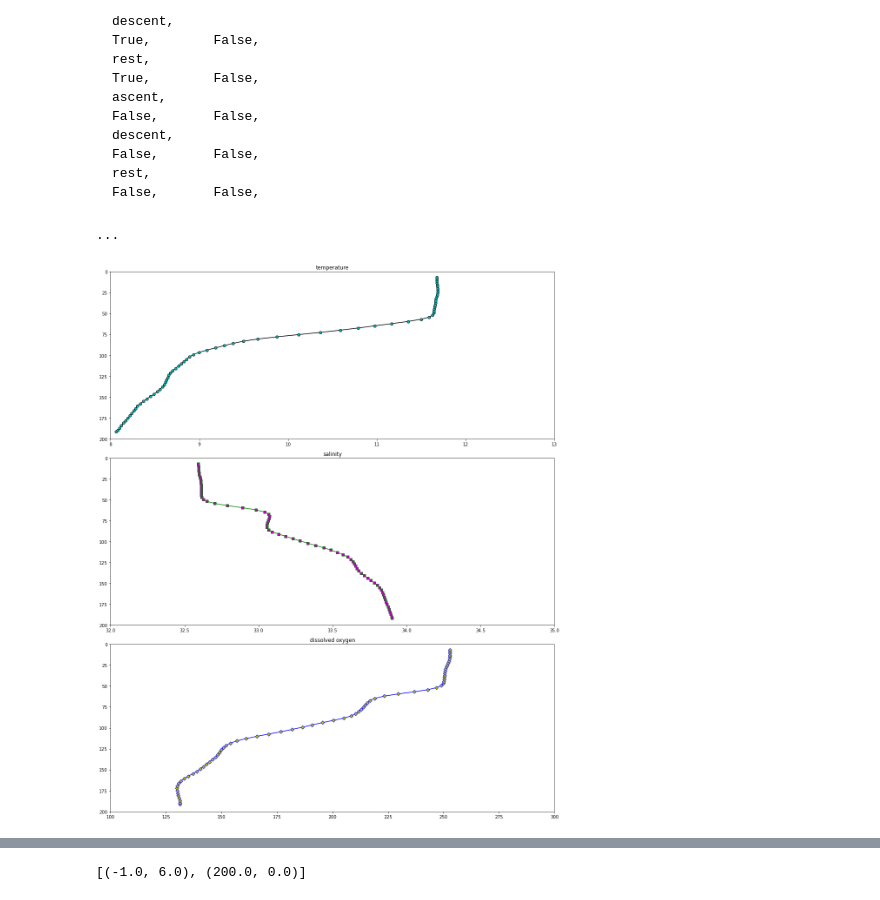
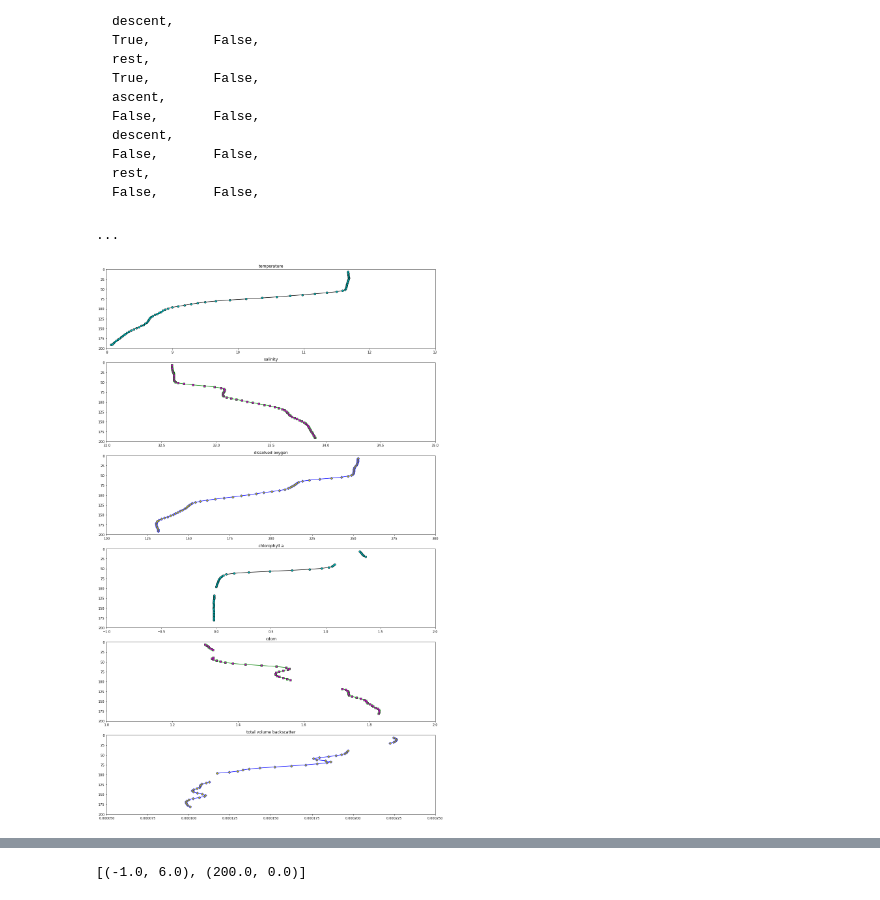
Before and after one commit to lsetiawan/ocean, a Jupyter notebook: Ocean 01 D Photic Zone Reduction.ipynb, the cells around one changed output, grey strips where cells are left out. Saved outputs shown, nothing was run; the diff lists cells and outputs as text; code cells hidden in the pictures.

```diff
--- a/Ocean 01 D Photic Zone Reduction.ipynb
+++ b/Ocean 01 D Photic Zone Reduction.ipynb
@@ -132,6 +212,20 @@ def ProfileCrawler(ds):
 # %%
+# loading CTD/DO + nitrate + fluorometer by copy/paste from nbk 01 A
+
 osb_ctd_nc_file = "./data/rca/ctd/osb_ctd_jan2019_1min.nc"
 ds_CTD = xr.open_dataset(osb_ctd_nc_file)
+
+nitrate_source = './data/rca/nitrate/'
+nitrate_data_midnight = 'nc_midn_2019_01.nc'
+nitrate_data_noon     = 'nc_noon_2019_01.nc'
+
+ds_nitrate_midn = xr.load_dataset(nitrate_source + nitrate_data_midnight)
+ds_nitrate_noon = xr.load_dataset(nitrate_source + nitrate_data_noon)
+
+fluorometer_source = './data/rca/fluorescence/'
+fluorometer_data = 'osb_sp_fluor_jan2019.nc'
+ds_Fluorometer = xr.open_dataset(fluorometer_source + fluorometer_data)
+
 ds_CTD
 # %% [output]
 <xarray.Dataset>
@@ -172,36 +261,58 @@ rest,
 # %%
 time0, time1 = dt64('2019-01-01T00:26:05'), dt64('2019-01-01T01:37:55')
 ds_CTD_time_slice = ds_CTD.sel(time=slice(time0, time1))
+ds_fluor_time_slice = ds_Fluorometer.sel(time=slice(time0, time1))
 
-sensor_t = ds_CTD_time_slice['seawater_temperature'];       smooth_t = filter(sensor_t)
-sensor_s = ds_CTD_time_slice['practical_salinity'];         smooth_s = filter(sensor_s)
-sensor_o = ds_CTD_time_slice['corrected_dissolved_oxygen']; smooth_o = filter(sensor_o)
+ctd_t = ds_CTD_time_slice['seawater_temperature'];       smooth_ctd_t = filter(ctd_t)
+ctd_s = ds_CTD_time_slice['practical_salinity'];         smooth_ctd_s = filter(ctd_s)
+ctd_o = ds_CTD_time_slice['corrected_dissolved_oxygen']; smooth_ctd_o = filter(ctd_o)
 
-sensor_d = ds_CTD_time_slice['seawater_pressure']
+ctd_d = ds_CTD_time_slice['seawater_pressure']
+
+fluor_a = ds_fluor_time_slice['fluorometric_chlorophyll_a'];          smooth_fluor_a = filter(fluor_a)
+fluor_c = ds_fluor_time_slice['fluorometric_cdom'];                   smooth_fluor_c = filter(fluor_c)
+fluor_s = ds_fluor_time_slice['total_volume_scattering_coefficient']; smooth_fluor_s = filter(fluor_s)
+
+fluor_d = ds_fluor_time_slice['int_ctd_pressure']
 
 temperature_lbound, temperature_ubound           =   8.,  13.
 salinity_lbound, salinity_ubound                 =  32.,  35.
 dissolved_oxygen_lbound, dissolved_oxygen_ubound = 100., 300.
+chlora_lbound, chlora_ubound                     = -1., 2.
+cdom_lbound, cdom_ubound                         = 1., 2.
+scatt_lbound, scatt_ubound                       = 0.00005, .00025
 
-fig, axs = plt.subplots(3,1,figsize=(15,18), tight_layout=True)
+fig, axs = plt.subplots(6,1,figsize=(15, 24), tight_layout=True)
 
 compare_unfiltered = False
 
 if compare_unfiltered:
-    axs[0].plot(sensor_t + 0.5, sensor_d, marker='o', markersize = 6., color='k', markerfacecolor='r')
-    axs[1].plot(sensor_s + 0.5, sensor_d, marker='s', markersize = 6., color='g', markerfacecolor='r')
-    axs[2].plot(sensor_o + 20., sensor_d, marker='D', markersize = 6., color='b', markerfacecolor='r')
+    axs[0].plot(ctd_t + 0.5, ctd_d, marker='o', markersize = 6., color='k', markerfacecolor='r')
+    axs[1].plot(ctd_s + 0.5, ctd_d, marker='s', markersize = 6., color='g', markerfacecolor='r')
+    axs[2].plot(ctd_o + 20., ctd_d, marker='D', markersize = 6., color='b', markerfacecolor='r')
+    axs[3].plot(fluor_a + 0.5, fluor_d, marker='o', markersize = 6., color='k', markerfacecolor='r')
+    axs[4].plot(fluor_c + 0.5, fluor_d, marker='s', markersize = 6., color='g', markerfacecolor='r')
+    axs[5].plot(fluor_s + 20., fluor_d, marker='D', markersize = 6., color='b', markerfacecolor='r')
 
-axs[0].plot(smooth_t, sensor_d, marker='o', markersize = 6., color='k', markerfacecolor='c')
+axs[0].plot(smooth_ctd_t, ctd_d, marker='o', markersize = 6., color='k', markerfacecolor='c')
 axs[0].set(xlim = (temperature_lbound, temperature_ubound), ylim = (200., 0.), title='temperature')
 
-axs[1].plot(smooth_s, sensor_d, marker='s', markersize = 6., color='g', markerfacecolor='m')
+axs[1].plot(smooth_ctd_s, ctd_d, marker='s', markersize = 6., color='g', markerfacecolor='m')
 axs[1].set(xlim = (salinity_lbound, salinity_ubound), ylim = (200., 0.), title='salinity')
 
-axs[2].plot(smooth_o, sensor_d, marker='D', markersize = 6., color='b', markerfacecolor='y')
+axs[2].plot(smooth_ctd_o, ctd_d, marker='D', markersize = 6., color='b', markerfacecolor='y')
 axs[2].set(xlim = (dissolved_oxygen_lbound, dissolved_oxygen_ubound), ylim = (200., 0.), title='dissolved oxygen')
 
+axs[3].plot(smooth_fluor_a, fluor_d, marker='o', markersize = 6., color='k', markerfacecolor='c')
+axs[3].set(xlim = (chlora_lbound, chlora_ubound), ylim = (200., 0.), title='chlorophyll a')
+
+axs[4].plot(smooth_fluor_c, fluor_d, marker='s', markersize = 6., color='g', markerfacecolor='m')
+axs[4].set(xlim = (cdom_lbound, cdom_ubound), ylim = (200., 0.), title='cdom')
+
+axs[5].plot(smooth_fluor_s, fluor_d, marker='D', markersize = 6., color='b', markerfacecolor='y')
+axs[5].set(xlim = (scatt_lbound, scatt_ubound), ylim = (200., 0.), title='total volume backscatter')
+
 print('...')
 # %% [output]
 ...
-[figure, old version]
+[figure, new version]
```
Also changed, not shown: parts of 10 cells of this notebook, 3 other files.
